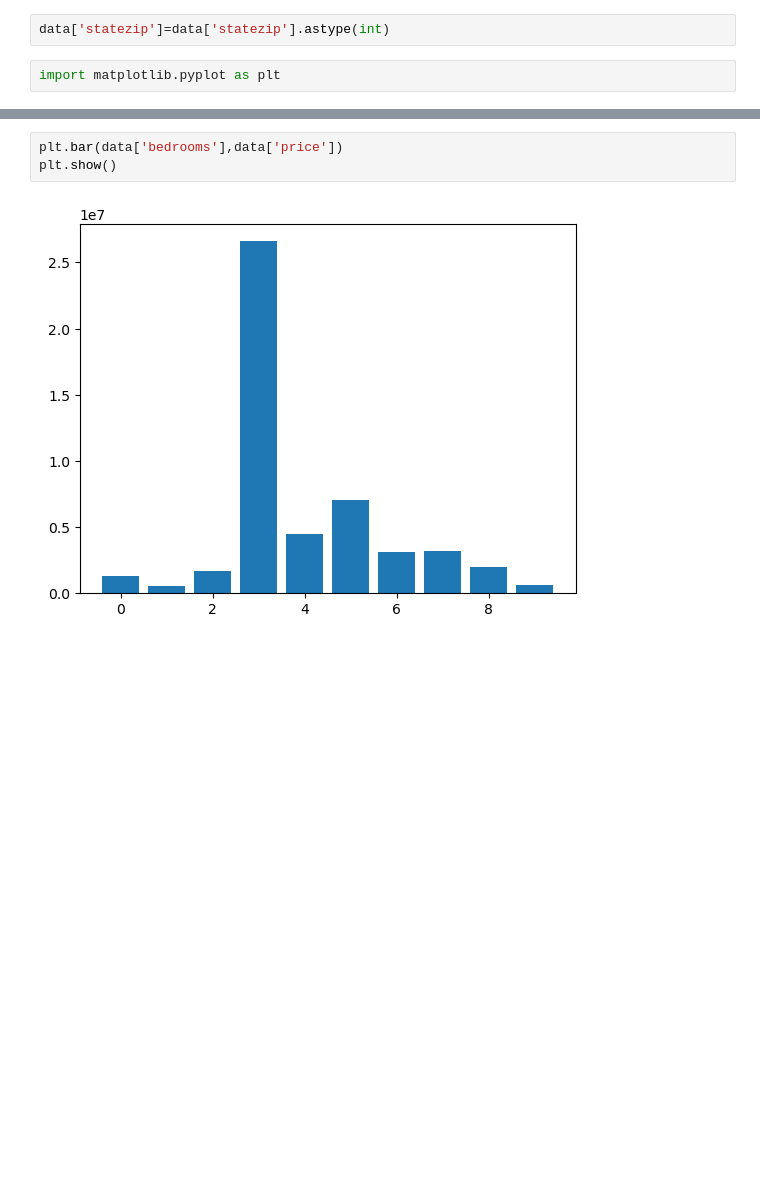
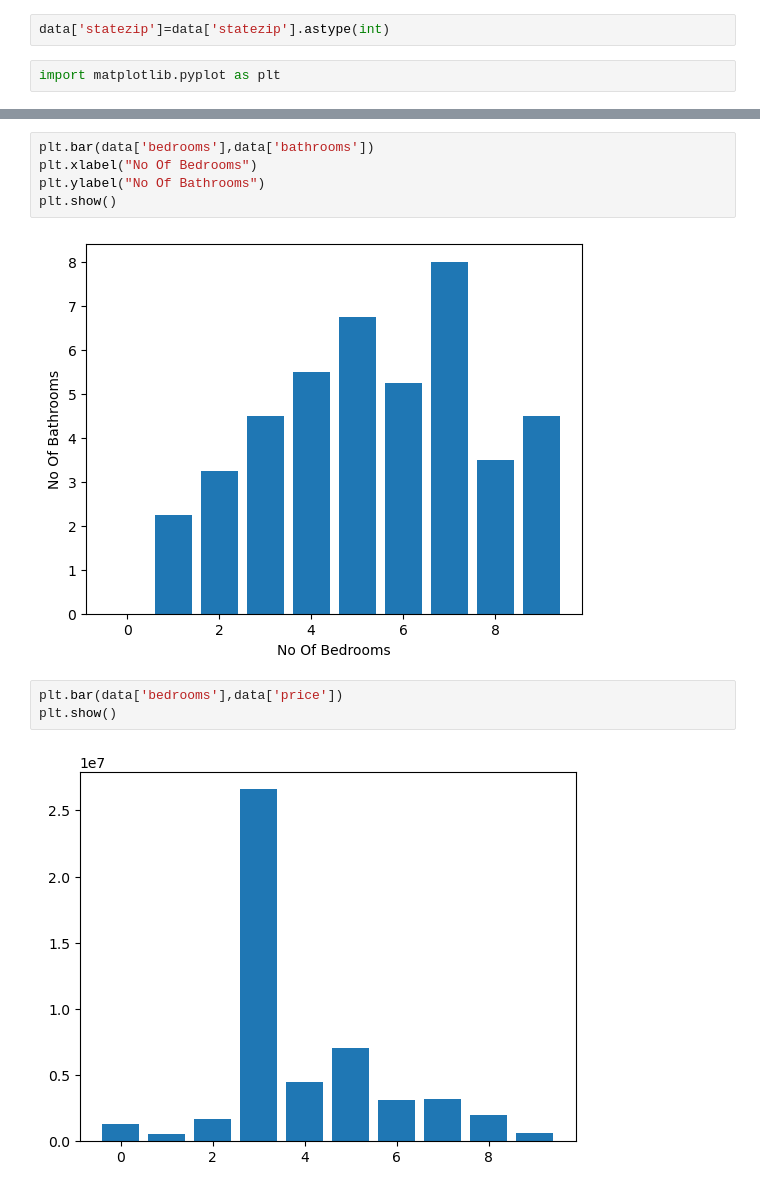
Before and after one commit to Janani-Jayavel/DataScience_Project_Works, a Jupyter notebook: House_Prediction.ipynb, the cells around one changed output, grey strips where cells are left out. Cells and saved outputs as stored; diff of their text form; blank space fills up the shorter version.

```diff
--- a/House_Prediction.ipynb
+++ b/House_Prediction.ipynb
@@ -104,3 +106,10 @@ plt.show()
+# %%
+plt.bar(data['bedrooms'],data['bathrooms'])
+plt.xlabel("No Of Bedrooms")
+plt.ylabel("No Of Bathrooms")
+plt.show()
+# %% [output]
+[figure, added]
 # %%
 plt.bar(data['bedrooms'],data['price'])
 plt.show()
```
Also changed, not shown: parts of 14 cells of this notebook.
